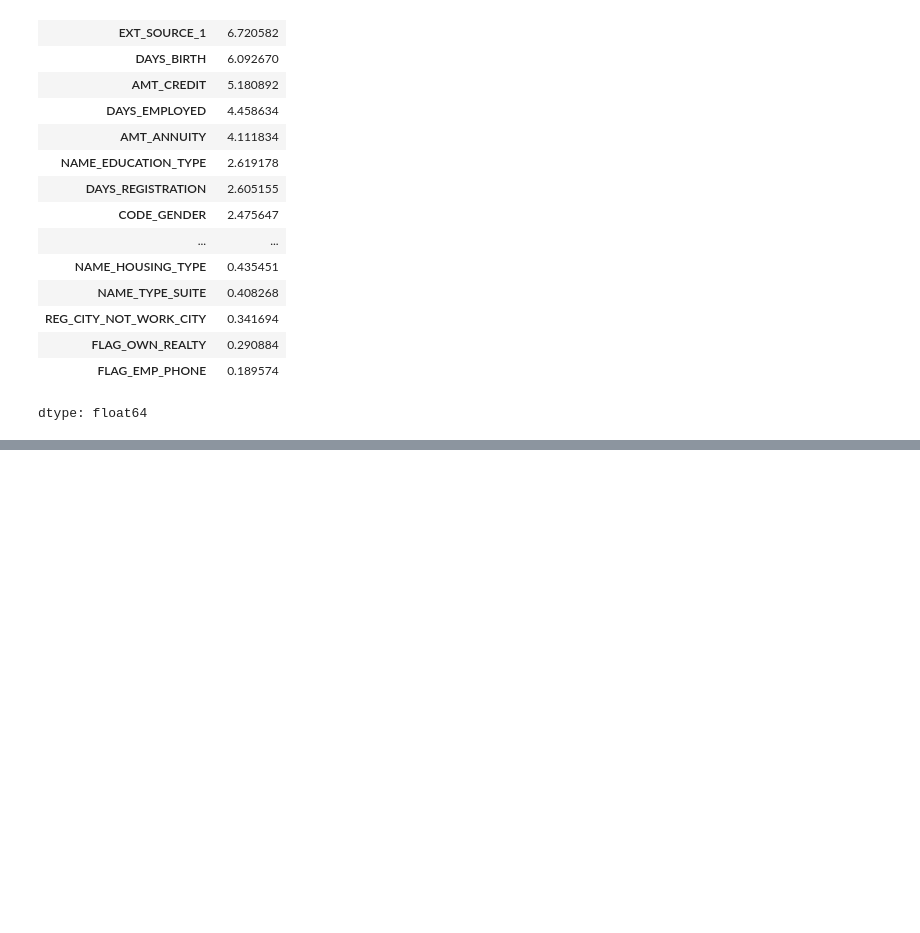
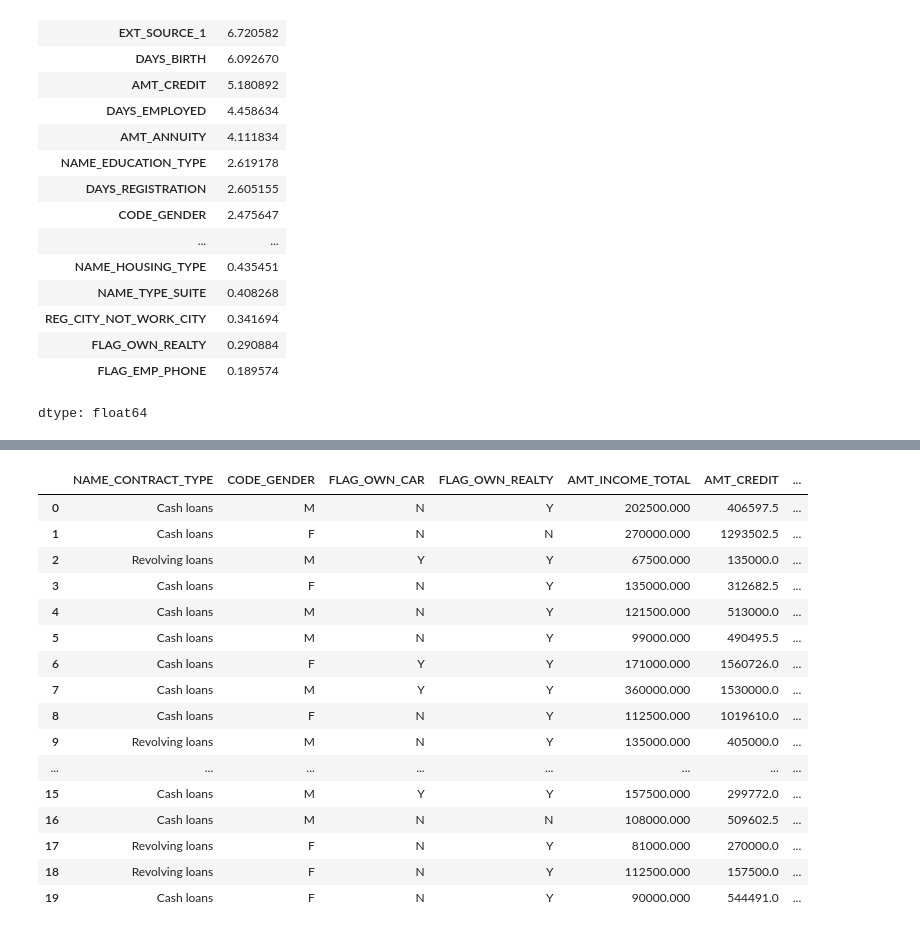
Before and after one commit to yakovlevanton/credit_scoring, a Jupyter notebook: experiments/credit_scoring.ipynb, the cells around one changed output, grey strips where cells are left out. Saved outputs shown, nothing was run; the diff lists cells and outputs as text; code cells hidden in the pictures; blank space fills up the shorter version.

```diff
--- a/experiments/credit_scoring.ipynb
+++ b/experiments/credit_scoring.ipynb
@@ -526,0 +540,13 @@ submission.to_csv("submission.csv", index=False)
+# %%
+bureau_agg = (bureau.groupby(['SK_ID_CURR']).agg(
+    BUREAU_CNT=("SK_ID_BUREAU", "count"),
+    BUREAU_DAYS_CREDIT_MAX=("DAYS_CREDIT", "max"),
+    BUREAU_DAYS_CREDIT_AVG=("DAYS_CREDIT", "mean"),
+    BUREAU_CREDIT_DAY_OVERDUE_MAX=("CREDIT_DAY_OVERDUE", "max"),
+    BUREAU_AMT_CREDIT_SUM_OVERDUE_SUM=("AMT_CREDIT_SUM_OVERDUE", "sum"),
+    BUREAU_CNT_CREDIT_PROLONG_SUM=("CNT_CREDIT_PROLONG", "sum"),
+    BUREAU_AMT_CREDIT_SUM_DEBT_MAX = ("AMT_CREDIT_SUM_DEBT", "max"),
+    BUREAU_AMT_CREDIT_SUM_DEBT_SUM = ("AMT_CREDIT_SUM_DEBT", "sum"),
+    BUREAU_AMT_CREDIT_SUM_SUM = ("AMT_CREDIT_SUM", "sum")
+))
+bureau_agg.head(20)
@@ -526,0 +572,10 @@ submission.to_csv("submission.csv", index=False)
+# %%
+bureau_credit_status_cnt = pd.crosstab(bureau["SK_ID_CURR"], bureau["CREDIT_ACTIVE"]).reset_index()
+bureau_credit_status_cnt = bureau_credit_status_cnt.rename(columns={
+    "Active": "BUREAU_ACTIVE_CNT",
+    "Closed": "BUREAU_CLOSED_CNT",
+    "Sold": "BUREAU_SOLD_CNT",
+    "Bad debt": "BUREAU_BAD_DEBT_CNT"
+})
+bureau_agg = bureau_agg.merge(bureau_credit_status_cnt, on="SK_ID_CURR", how="left")
+bureau_agg.head(20)
@@ -526,0 +627,25 @@ submission.to_csv("submission.csv", index=False)
+# %%
+app["SK_ID_CURR"] = train_ids
+extended_app = app.merge(bureau_agg, on="SK_ID_CURR", how="left")
+app = app.drop(columns=["SK_ID_CURR"], errors='ignore')
+target = extended_app["TARGET"]
+extended_app = extended_app.drop(columns=["SK_ID_CURR", "TARGET"], errors='ignore')
+extended_app.head(20)
+# %% [output]
+|  | NAME_CONTRACT_TYPE | CODE_GENDER | FLAG_OWN_CAR | FLAG_OWN_REALTY | AMT_INCOME_TOTAL | AMT_CREDIT | ... |
+| 0 | Cash loans | M | N | Y | 202500.000 | 406597.5 | ... |
+| 1 | Cash loans | F | N | N | 270000.000 | 1293502.5 | ... |
+| 2 | Revolving loans | M | Y | Y | 67500.000 | 135000.0 | ... |
+| 3 | Cash loans | F | N | Y | 135000.000 | 312682.5 | ... |
+| 4 | Cash loans | M | N | Y | 121500.000 | 513000.0 | ... |
+| 5 | Cash loans | M | N | Y | 99000.000 | 490495.5 | ... |
+| 6 | Cash loans | F | Y | Y | 171000.000 | 1560726.0 | ... |
+| 7 | Cash loans | M | Y | Y | 360000.000 | 1530000.0 | ... |
+| 8 | Cash loans | F | N | Y | 112500.000 | 1019610.0 | ... |
+| 9 | Revolving loans | M | N | Y | 135000.000 | 405000.0 | ... |
+| ... | ... | ... | ... | ... | ... | ... | ... |
+| 15 | Cash loans | M | Y | Y | 157500.000 | 299772.0 | ... |
+| 16 | Cash loans | M | N | N | 108000.000 | 509602.5 | ... |
+| 17 | Revolving loans | F | N | Y | 81000.000 | 270000.0 | ... |
+| 18 | Revolving loans | F | N | Y | 112500.000 | 157500.0 | ... |
+| 19 | Cash loans | F | N | Y | 90000.000 | 544491.0 | ... |
```
Also changed, not shown: parts of 13 cells of this notebook.
